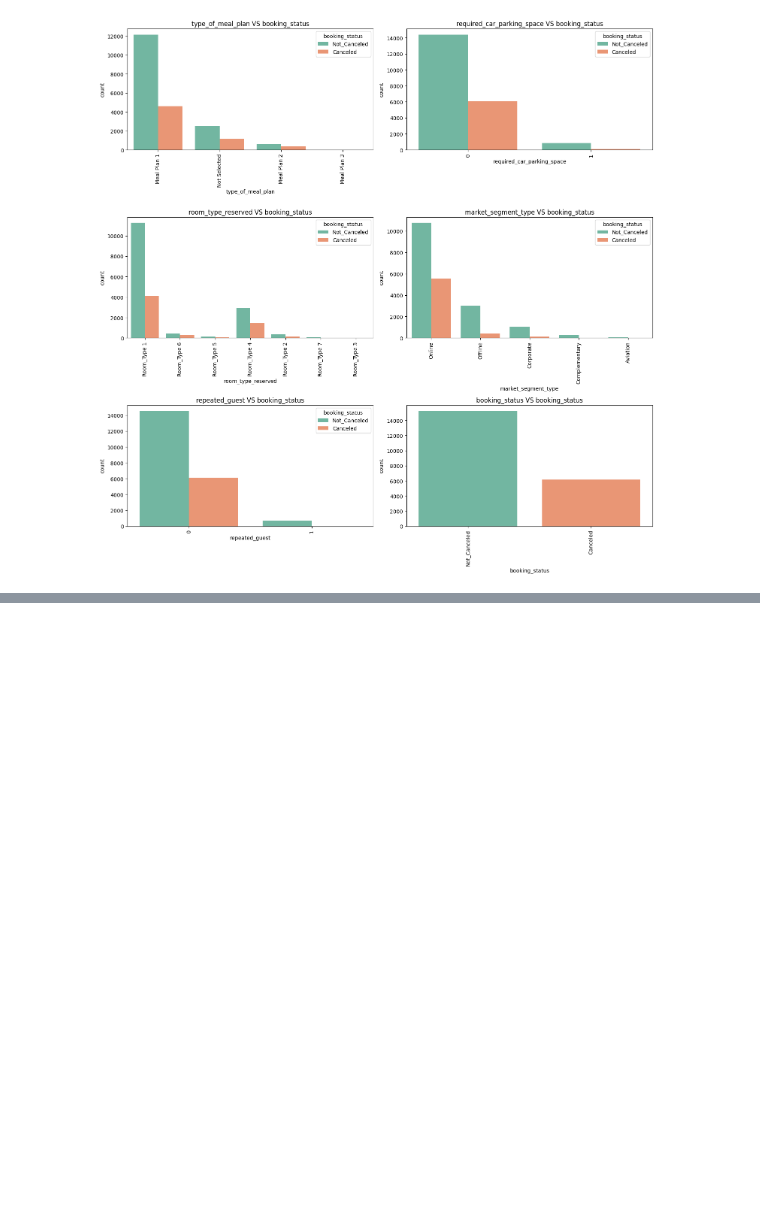
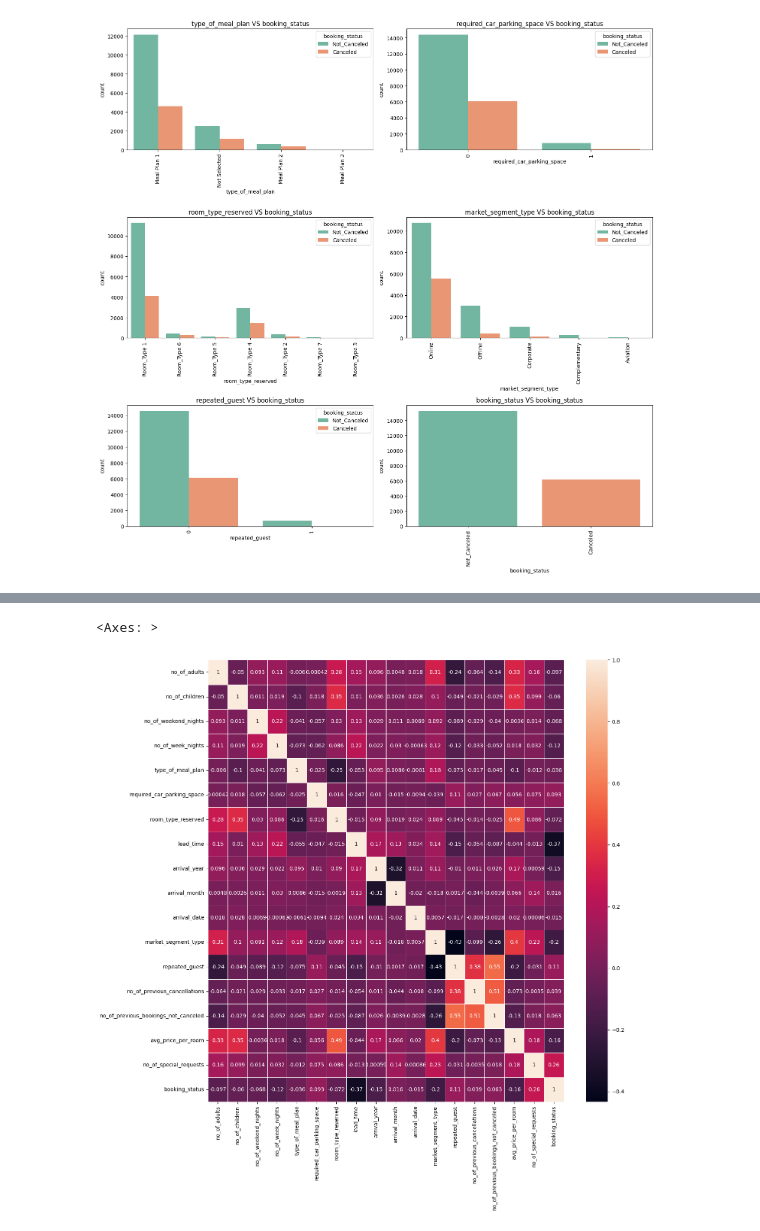
Before and after one commit to JV456/GuestGazer, a Jupyter notebook: notebook/notebook.ipynb, the cells around one changed output, grey strips where cells are left out. Saved outputs shown, nothing was run; the diff lists cells and outputs as text; code cells hidden in the pictures; blank space fills up the shorter version.

Commit message:
Jupyter Notebook Testing - Data Processing Done

```diff
--- a/notebook/notebook.ipynb
+++ b/notebook/notebook.ipynb
@@ -224,0 +260,9 @@ plot_bivariate_cat(data, 'booking_status', cat_cols)
+# %%
+label_encoder = LabelEncoder()
+
+mappings={}
+
+for col in cat_cols:
+    df[col] = label_encoder.fit_transform(df[col])
+
+    mappings[col] = {label: code for label, code in zip(label_encoder.classes_, label_encoder.transform(label_encoder.classes_))}
@@ -224,0 +359,4 @@ plot_bivariate_cat(data, 'booking_status', cat_cols)
+# %%
+## correlation matrix for our data
+
+corr = df.corr()
@@ -224,0 +383,7 @@ plot_bivariate_cat(data, 'booking_status', cat_cols)
+# %%
+## this is very hactic to read so we will create a heatmap for this
+plt.figure(figsize=(15,15))
+sns.heatmap(corr, annot=True, linewidths=0.5)
+# %% [output]
+<Axes: >
+[figure, added]
```
Also changed, not shown: parts of 51 cells of this notebook, 5 other files.
